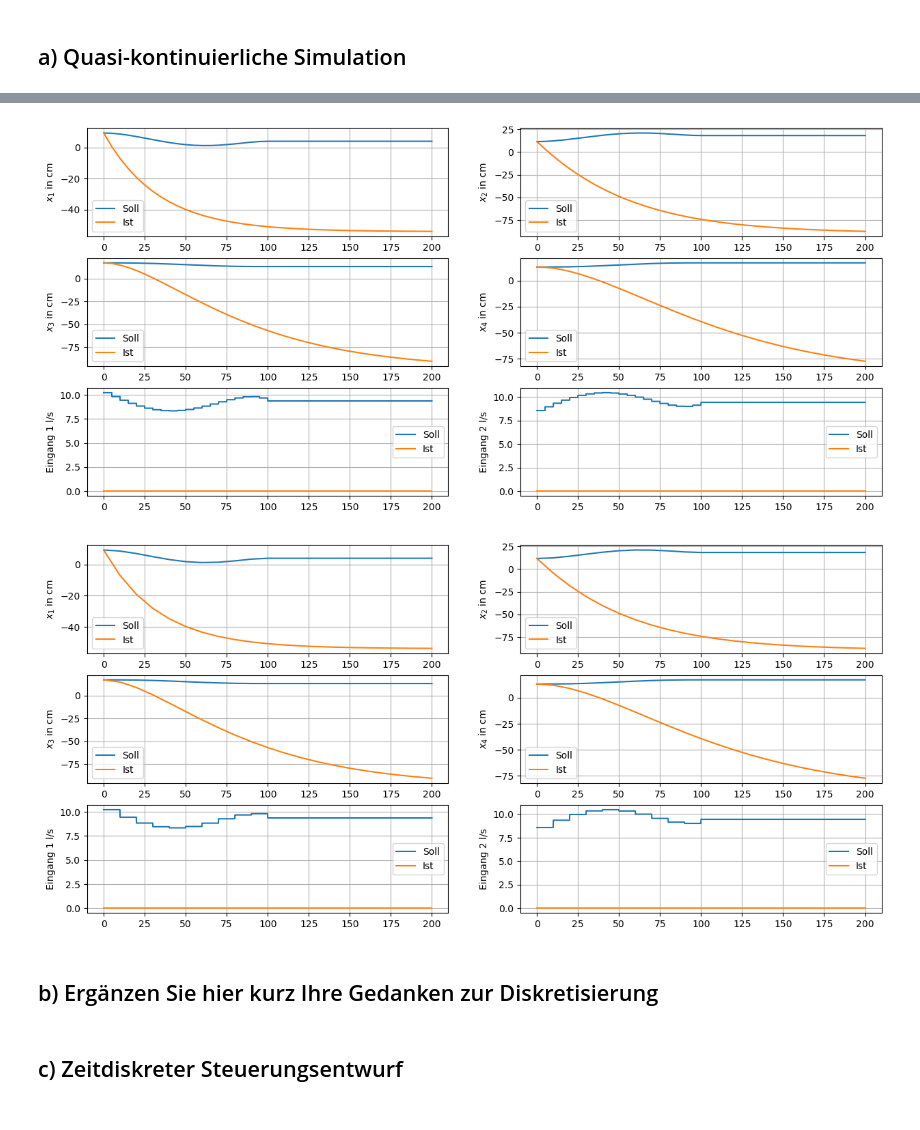
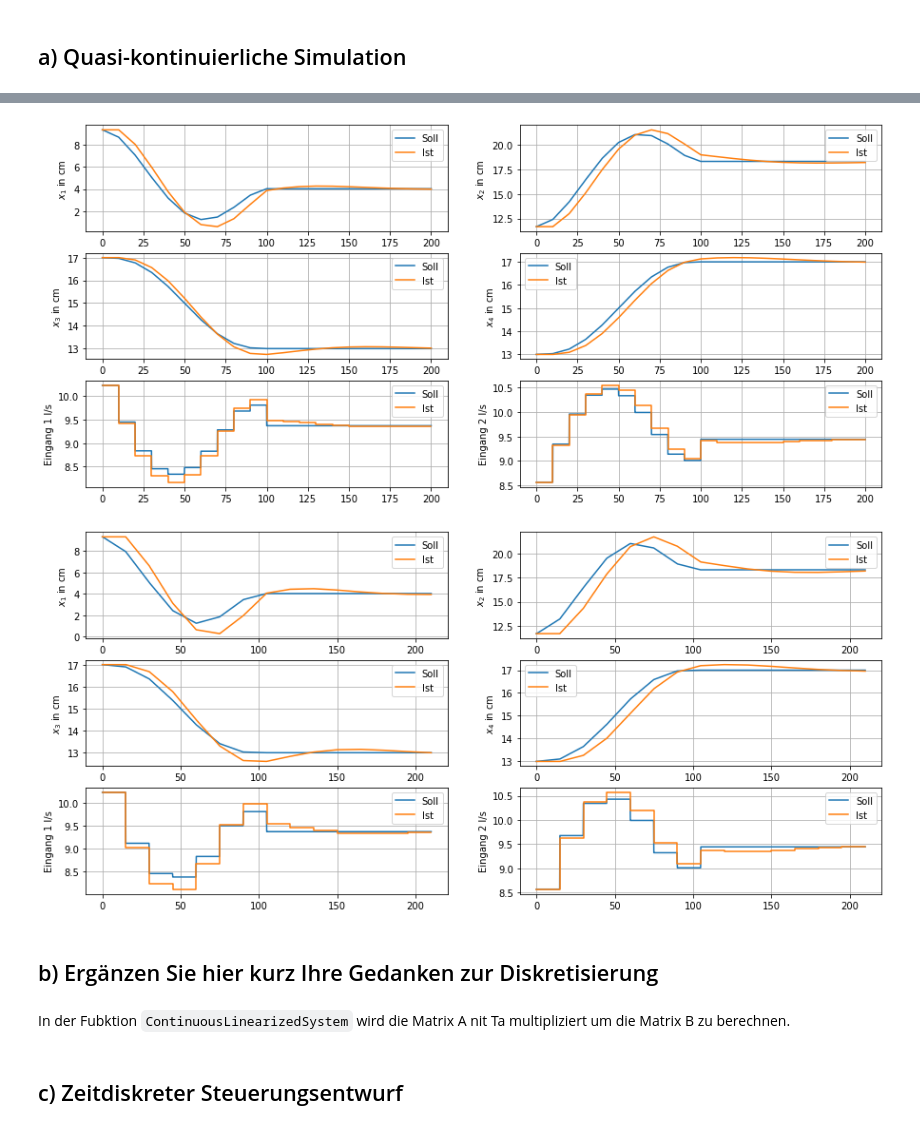
Before and after one commit to jil1213/viertank, a Jupyter notebook: viertank.ipynb, the cells around one changed output, grey strips where cells are left out. Drawn from its saved outputs; the diff is of its cells as text; code cells hidden in the pictures.

```diff
--- a/viertank.ipynb
+++ b/viertank.ipynb
@@ -769,7 +769,7 @@ import libtank
 imp.reload(libtank)
 
 R=np.eye(2)
-Q=np.eye(4)
+Q=np.eye(4)*3
 print("Gewichtsmatrix Q:")
 display(sympy.Matrix(Q.round(3)))
 
@@ -886,7 +886,8 @@ Für alle nachfolgenden zeitdiskreten Schritte muss zunächst das Systemmodell m
 linear = True
 
 #Abtastzeiten
-Ta = [1.0, 5.0, 10.0]
+#Ta = [1.0, 5.0, 10.0]
+Ta = [5.0, 10.0, 15.0] # laut abgabe, Regler folgt schlechter
 
 #Simulationszeit
 Tsim=200
@@ -936,7 +937,9 @@ for _Ta in Ta:
-[figure, old version]
+[figure, new version]
-[figure, old version]
+[figure, new version]
 # %% [markdown]
 ## b) Ergänzen Sie hier kurz Ihre Gedanken zur Diskretisierung
+# %% [markdown]
+In der Fubktion `ContinuousLinearizedSystem` wird die Matrix A nit Ta multipliziert um die Matrix B zu berechnen.
 # %% [markdown]
 ## c) Zeitdiskreter Steuerungsentwurf
 # %%
```
Also changed, not shown: parts of 12 cells of this notebook, 2 other files.
